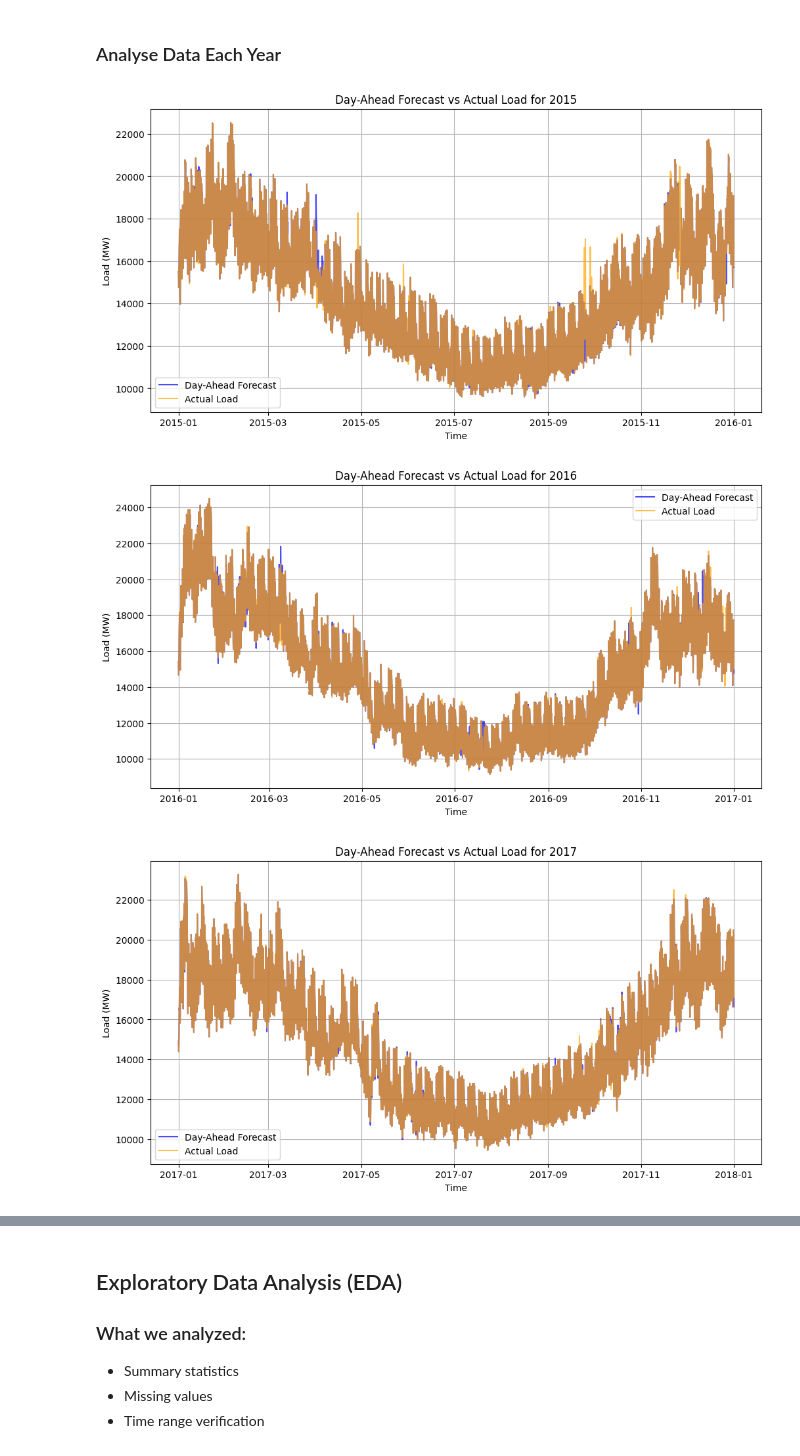
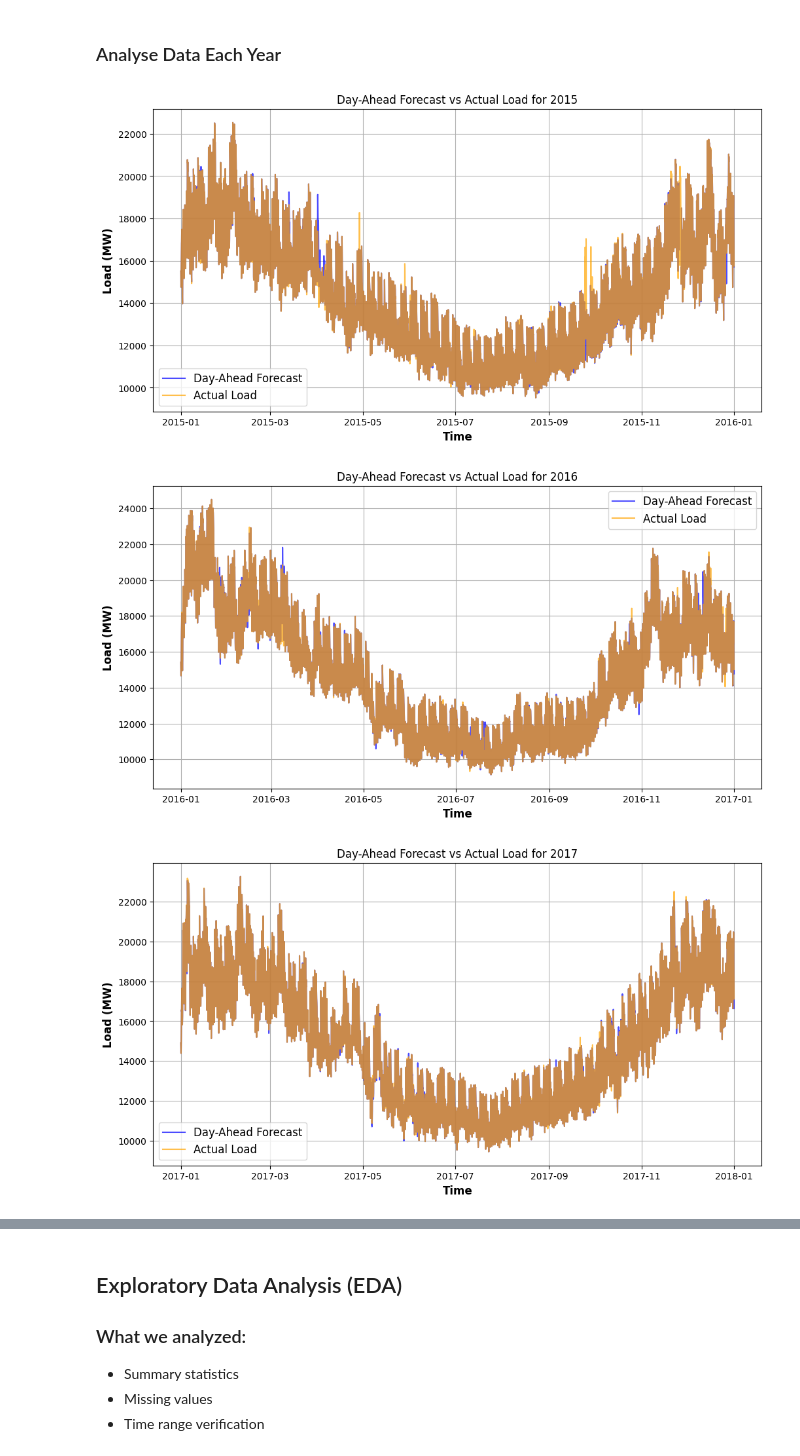
Before and after one commit to ErdemKilci/ReservoirWind, a Jupyter notebook: reservoir_wind.ipynb, the cells around one changed output, grey strips where cells are left out. Drawn from its saved outputs; the diff is of its cells as text; code cells hidden in the pictures.

```diff
--- a/reservoir_wind.ipynb
+++ b/reservoir_wind.ipynb
@@ -359,18 +395,30 @@ dtype: int64
 # %% [markdown]
 ### Analyse Data Each Year
 # %%
+import os
+import matplotlib.pyplot as plt
+
+# Ensure the ReportFigures directory exists
+os.makedirs("ReportFigures", exist_ok=True)
+
 # Group data by year
 for year, year_data in all_data.groupby(all_data['Timestamp'].dt.year):
     plt.figure(figsize=(12, 6))
     plt.plot(year_data['Timestamp'], year_data['Forecast Load'], label='Day-Ahead Forecast', alpha=0.7, color='blue')
     plt.plot(year_data['Timestamp'], year_data['Actual Load'], label='Actual Load', alpha=0.7, color='orange')
-    plt.xlabel('Time')
-    plt.ylabel('Load (MW)')
-    plt.title(f'Day-Ahead Forecast vs Actual Load for {year}')
-    plt.legend()
+
+    plt.xlabel('Time', fontsize=12, fontweight='bold')
+    plt.ylabel('Load (MW)', fontsize=12, fontweight='bold')
+    plt.title(f'Day-Ahead Forecast vs Actual Load for {year}', fontsize=12)
+    plt.legend(fontsize=12)
     plt.grid()
+
+    # Save to PDF
+    output_path = f"ReportFigures/LoadForecast_{year}.pdf"
+    plt.savefig(output_path, format='pdf', bbox_inches='tight')
     plt.show()
+    plt.close()
 # %% [output]
-[figure, old version]
+[figure, new version]
-[figure, old version]
+[figure, new version]
-[figure, old version]
+[figure, new version]
```
Also changed, not shown: parts of 4 cells of this notebook, 32 other files.
